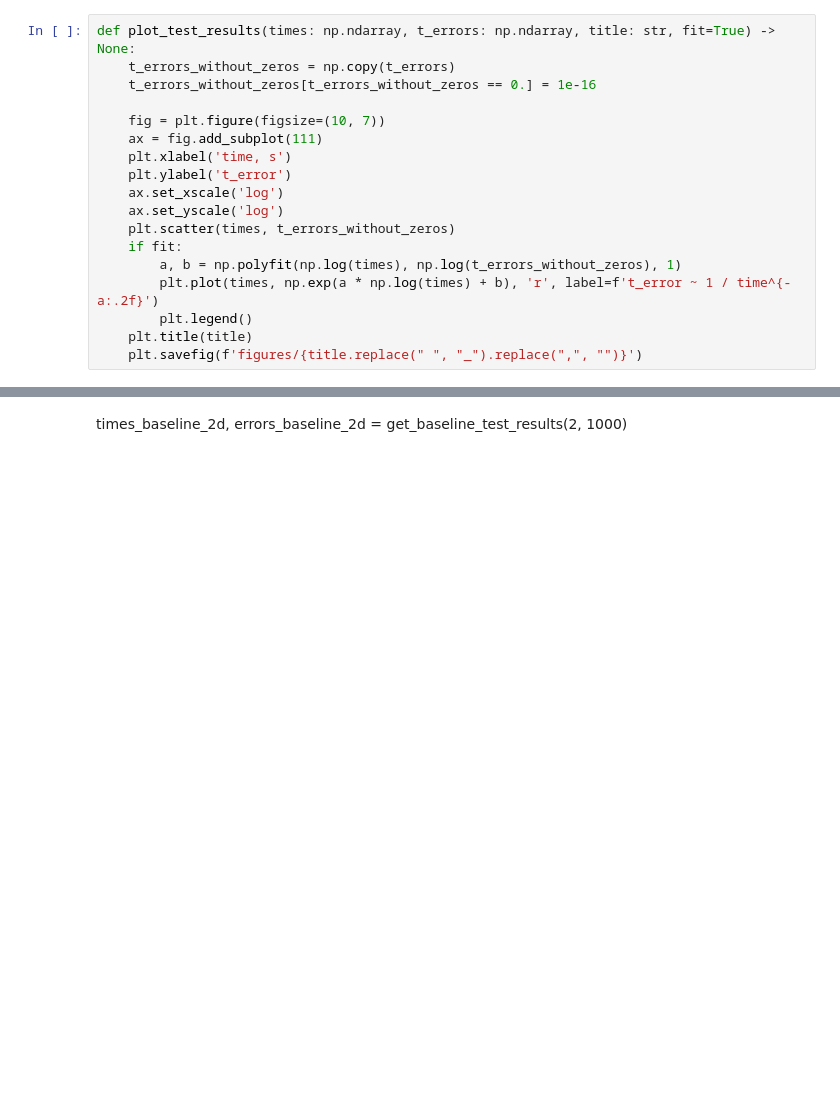
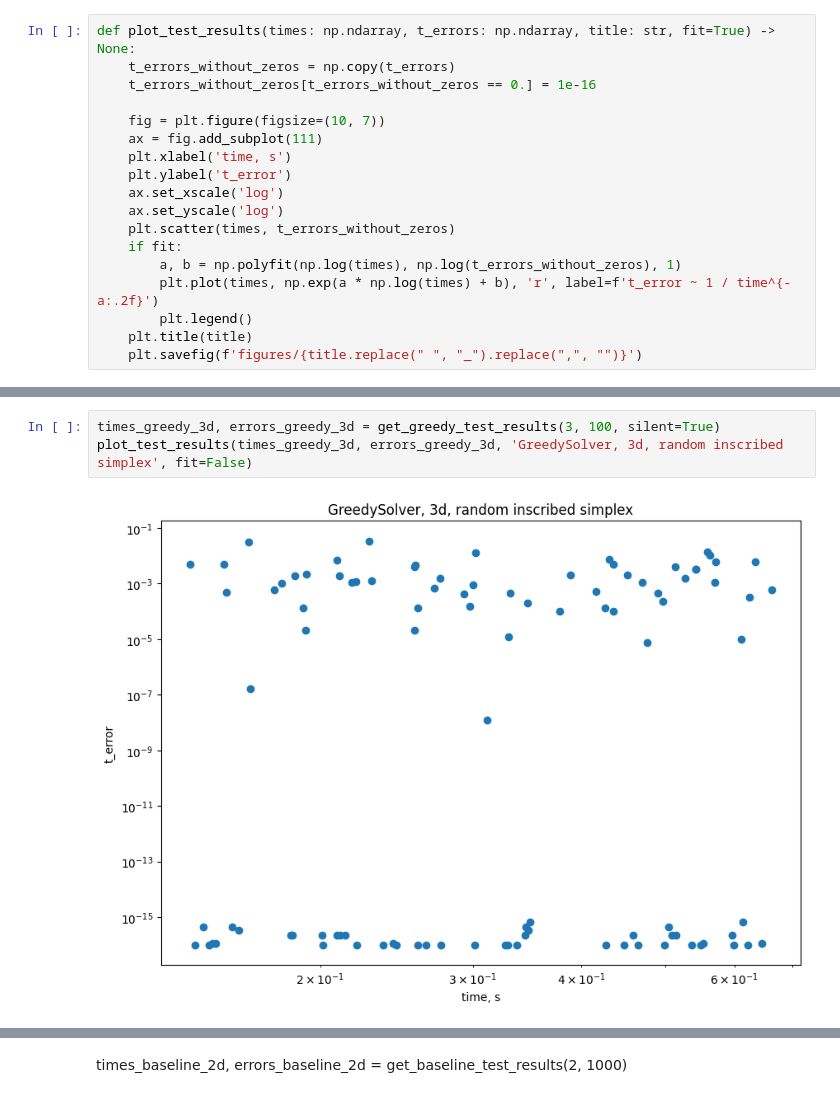
Before and after one commit to Paul566/GraduateThesis, a Jupyter notebook: nb.ipynb, the cells around one changed output, grey strips where cells are left out. Saved outputs shown, nothing was run; the diff lists cells and outputs as text; blank space fills up the shorter version.

```diff
--- a/nb.ipynb
+++ b/nb.ipynb
@@ -67,0 +75,5 @@ plot_test_results(times_iterative_5d, errors_iterative_5d, 'IterativeSolver, 5d,
+# %%
+times_greedy_3d, errors_greedy_3d = get_greedy_test_results(3, 100, silent=True)
+plot_test_results(times_greedy_3d, errors_greedy_3d, 'GreedySolver, 3d, random inscribed simplex', fit=False)
+# %% [output]
+[figure, added]
```
Also changed, not shown: parts of 12 cells of this notebook, 5 other files.
